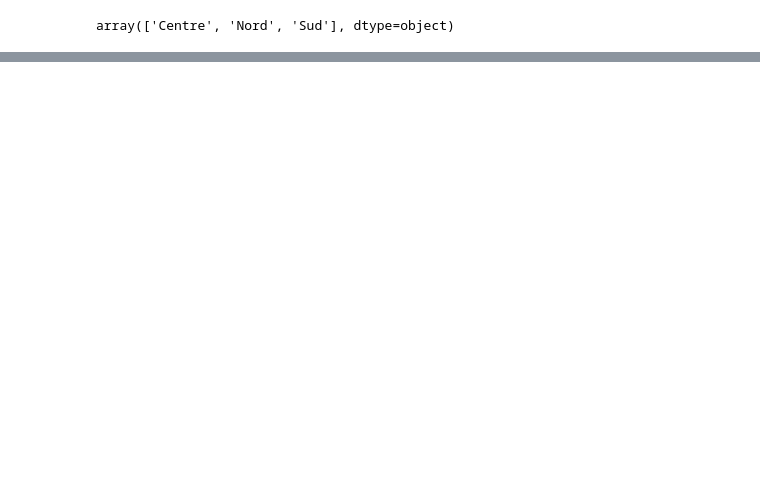
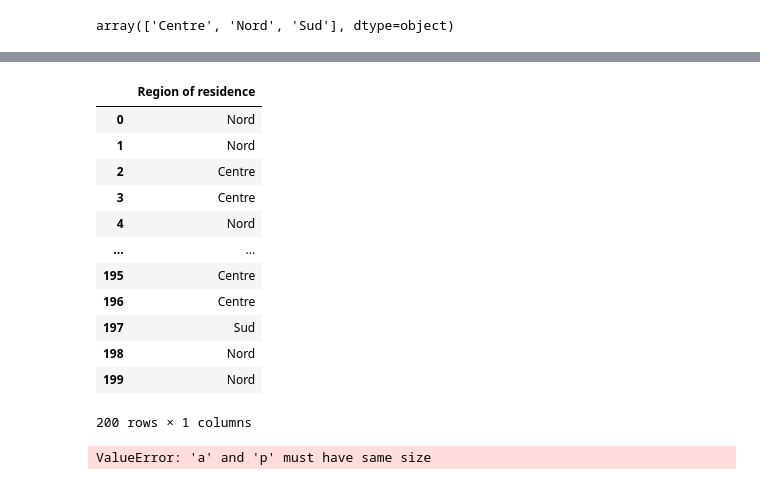
Before and after one commit to Cecilia8989/PfDA_Assignement, a Jupyter notebook: PfDA_Project_1.ipynb, the cells around one changed output, grey strips where cells are left out. Cells and saved outputs as stored; diff of their text form; code cells hidden in the pictures; blank space fills up the shorter version.

```diff
--- a/PfDA_Project_1.ipynb
+++ b/PfDA_Project_1.ipynb
@@ -4 +11,11 @@
+# %%
+#https://www.istat.it/it/files/2021/12/CENSIMENTO-E-DINAMICA-DEMOGRAFICA-2020.pdf
+
+nord_popolation = 0.464
+sud_population = 0.198
+centre_population = 0.338
+# %%
+regions_list = [ 'Nord', 'Sud', 'Centre']
+data = np.random.choice(regions_list, p=[nord_popolation, sud_population, centre_population], size=200)
+violence_against_vomen = pd.DataFrame(data, columns=['Region of residence'])
 # %% [markdown]
@@ -201,0 +247,29 @@ IndentationError: unindent does not match any outer indentation level (<tokenize
+# %%
+violence_against_vomen
+# %% [output]
+|  | Region of residence |
+| 0 | Nord |
+| 1 | Nord |
+| 2 | Centre |
+| 3 | Centre |
+| 4 | Nord |
+| ... | ... |
+| 195 | Centre |
+| 196 | Centre |
+| 197 | Sud |
+| 198 | Nord |
+| 199 | Nord |
+200 rows × 1 columns
+# %%
+nord_education_probability = Education_level_italy.loc[Education_level_italy['Region'] == 'Nord']['Probability%']
+sud_population_education_probability = Education_level_italy.loc[Education_level_italy['Region'] == 'Sud']['Probability%']
+centre_population_education_probability = Education_level_italy.loc[Education_level_italy['Region'] == 'Centre']['Probability%']
+
+a = ['high school', 'Primary Eduacation', 'Higher Education']
+x = 'Nord'
+if x == "Nord":
+    sampled_education_level = np.random.choice(a, p=nord_education_probability.values)
+
+print(sampled_education_level)
+# %% [output]
+ValueError: 'a' and 'p' must have same size
```
Also changed, not shown: parts of 15 cells of this notebook.
